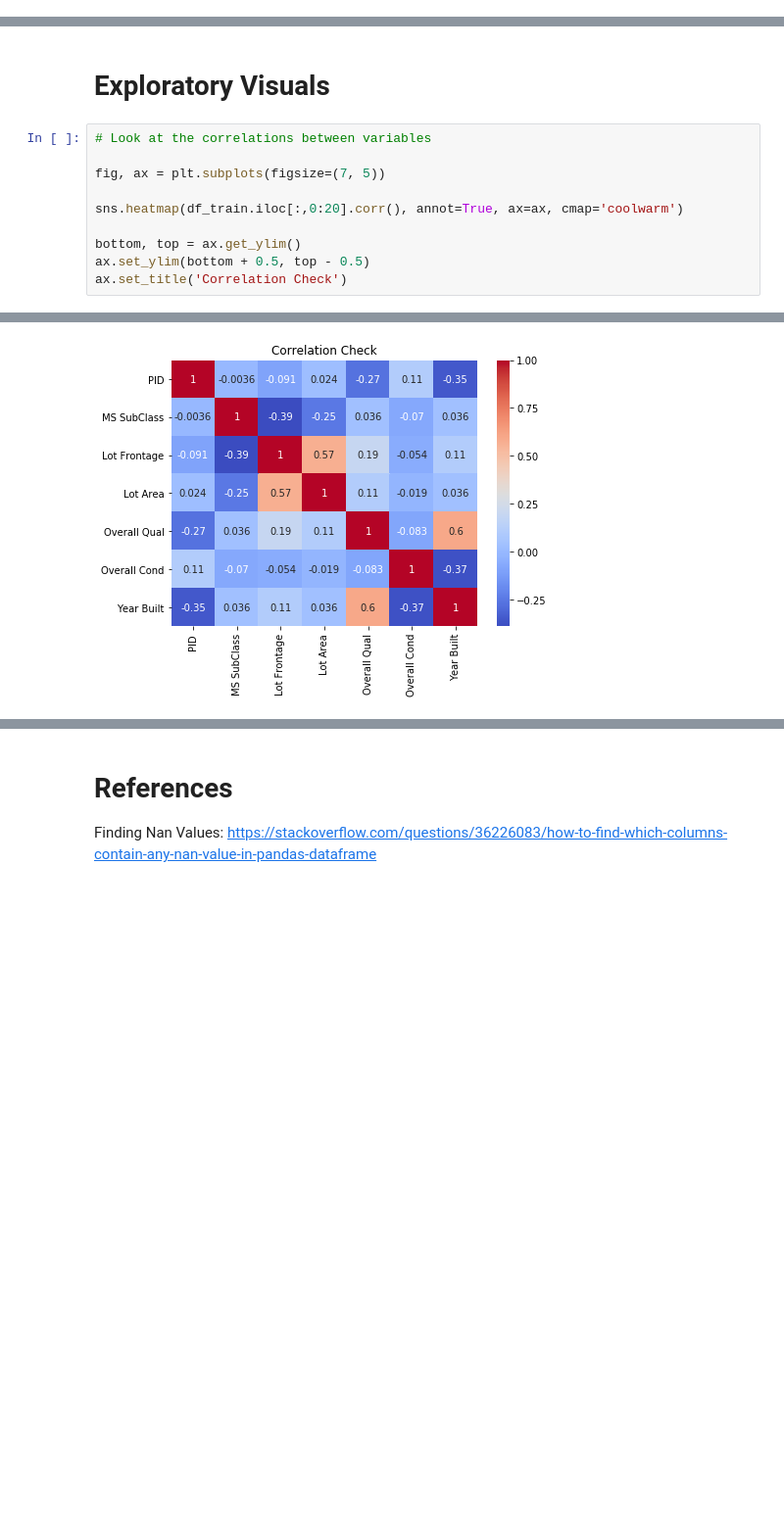
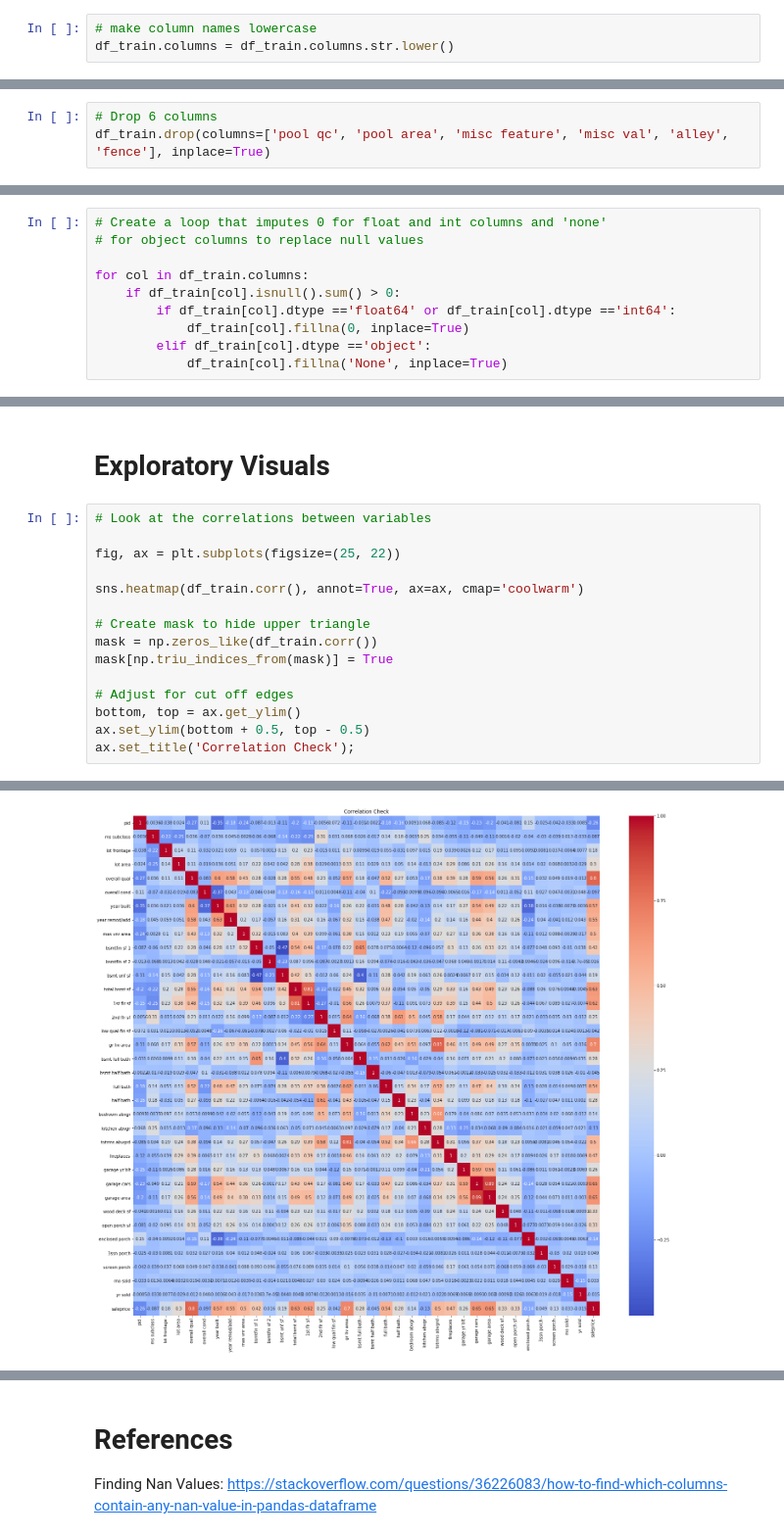
Before and after one commit to jessicarose00/housing_price_predictions, a Jupyter notebook: code/01_EDA_Cleaning.ipynb, the cells around one changed output, grey strips where cells are left out. Shown at 98% size. Drawn from its saved outputs; the diff is of its cells as text; blank space fills up the shorter version.

Commit message:
checkpoint

```diff
--- a/code/01_EDA_Cleaning.ipynb
+++ b/code/01_EDA_Cleaning.ipynb
@@ -353,0 +374,3 @@ The variables with notable outliers include:
+# %%
+# make column names lowercase
+df_train.columns = df_train.columns.str.lower()
@@ -354,3 +400,6 @@ The variables with notable outliers include:
+# %%
+# Drop 6 columns
+df_train.drop(columns=['pool qc', 'pool area', 'misc feature', 'misc val', 'alley', 'fence'], inplace=True)
 # %%
 # Check the shape of the new df
 df_train.shape
@@ -356,0 +410,10 @@ df_train.shape
+# %%
+# Create a loop that imputes 0 for float and int columns and 'none'
+# for object columns to replace null values
+
+for col in df_train.columns:
+    if df_train[col].isnull().sum() > 0:
+        if df_train[col].dtype =='float64' or df_train[col].dtype =='int64':
+            df_train[col].fillna(0, inplace=True)
+        elif df_train[col].dtype =='object':
+            df_train[col].fillna('None', inplace=True)
@@ -361,11 +500,16 @@ df_train.shape
 # %%
 # Look at the correlations between variables
 
-fig, ax = plt.subplots(figsize=(7, 5))
+fig, ax = plt.subplots(figsize=(25, 22))
 
-sns.heatmap(df_train.iloc[:,0:20].corr(), annot=True, ax=ax, cmap='coolwarm')
+sns.heatmap(df_train.corr(), annot=True, ax=ax, cmap='coolwarm')
 
+# Create mask to hide upper triangle
+mask = np.zeros_like(df_train.corr())
+mask[np.triu_indices_from(mask)] = True
+
+# Adjust for cut off edges
 bottom, top = ax.get_ylim()
 ax.set_ylim(bottom + 0.5, top - 0.5)
-ax.set_title('Correlation Check')
+ax.set_title('Correlation Check');
 # %% [output]
@@ -373 +516 @@ Text(0.5, 1, 'Correlation Check')
-[figure, old version]
+[figure, new version]
```
Also changed, not shown: parts of 27 cells of this notebook, 2 other files.
